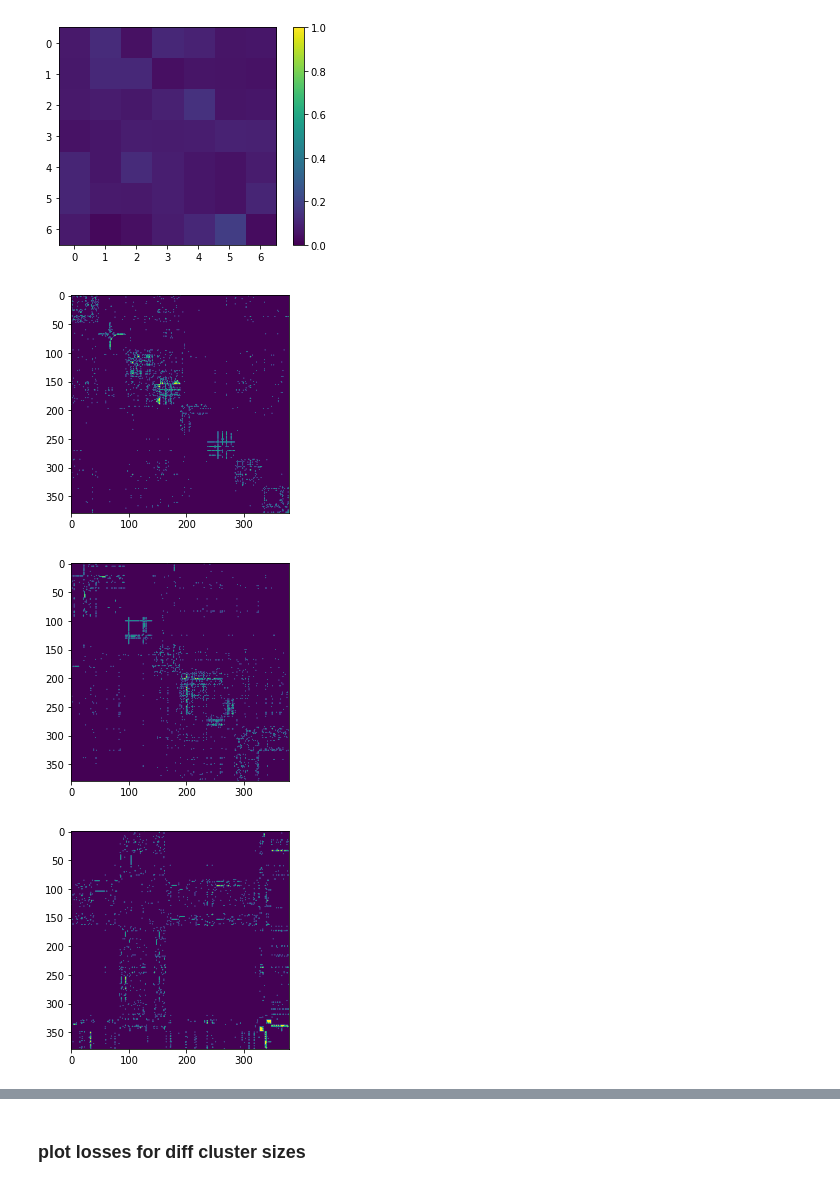
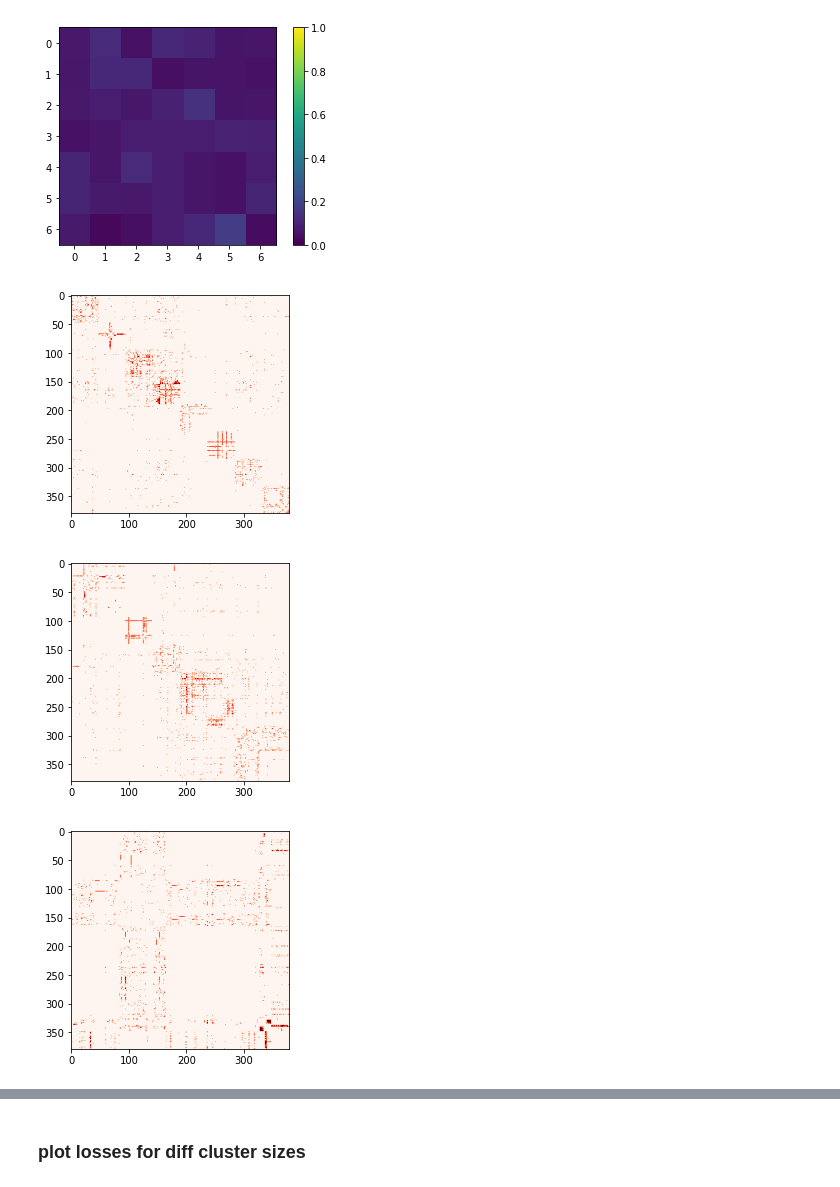
Before and after one commit to djunamay/ABCA7lof2, a Jupyter notebook: 08-processing_gsets.ipynb, the cells around one changed output, grey strips where cells are left out. Cells and saved outputs as stored; diff of their text form; code cells hidden in the pictures.

```diff
--- a/08-processing_gsets.ipynb
+++ b/08-processing_gsets.ipynb
@@ -306,19 +312,19 @@ plt.savefig('./pdf_figures/uniform_jaccard.pdf')
 [figure]
 # %%
 # plot adjacency matrix for one example of each method
-plt.imshow(full_mat[np.argsort(clusters[0])][:,np.argsort(clusters[0])])
+plt.imshow(full_mat[np.argsort(clusters[0])][:,np.argsort(clusters[0])], vmin=0, vmax=1, cmap='Reds')
 plt.savefig('./pdf_figures/adj_by_KL_cluster.pdf')
 # %% [output]
-[figure, old version]
+[figure, new version]
 # %%
 # plot adjacency matrix for one example of each method
-plt.imshow(full_mat[np.argsort(labels_sp)][:,np.argsort(labels_sp)])
+plt.imshow(full_mat[np.argsort(labels_sp)][:,np.argsort(labels_sp)], vmin=0, vmax=1, cmap='Reds')
 plt.savefig('./pdf_figures/adj_by_SP_cluster.pdf')
 # %% [output]
-[figure, old version]
+[figure, new version]
 # %%
 # plot adjacency matrix for one example of each method
-plt.imshow(full_mat[np.argsort(labs_sc[0])][:,np.argsort(labs_sc[0])])
+plt.imshow(full_mat[np.argsort(labs_sc[0])][:,np.argsort(labs_sc[0])], vmin=0, vmax=1, cmap='Reds')
 plt.savefig('./pdf_figures/adj_by_SC_cluster.pdf')
 # %% [output]
-[figure, old version]
+[figure, new version]
```
Also changed, not shown: parts of 4 cells of this notebook.
